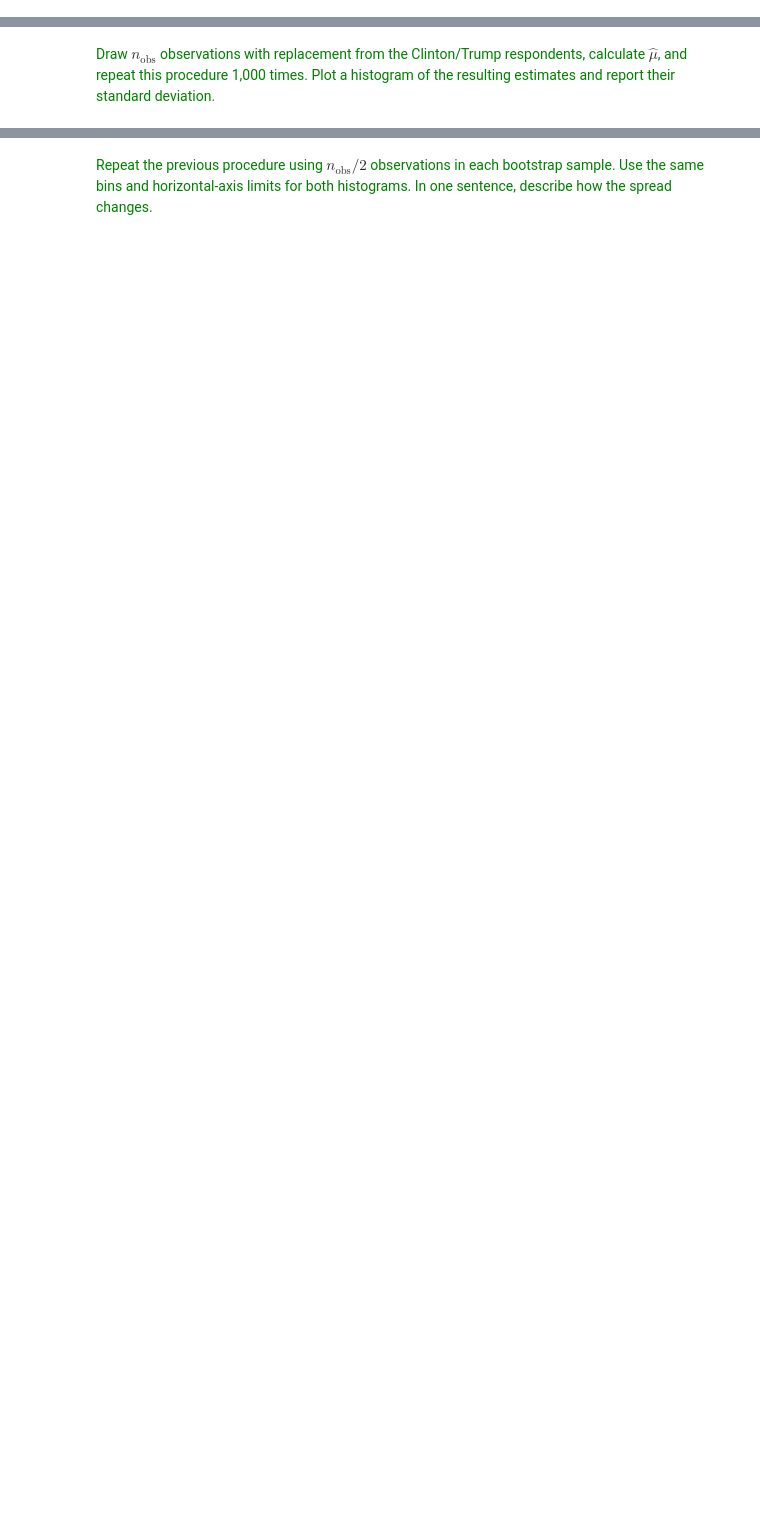
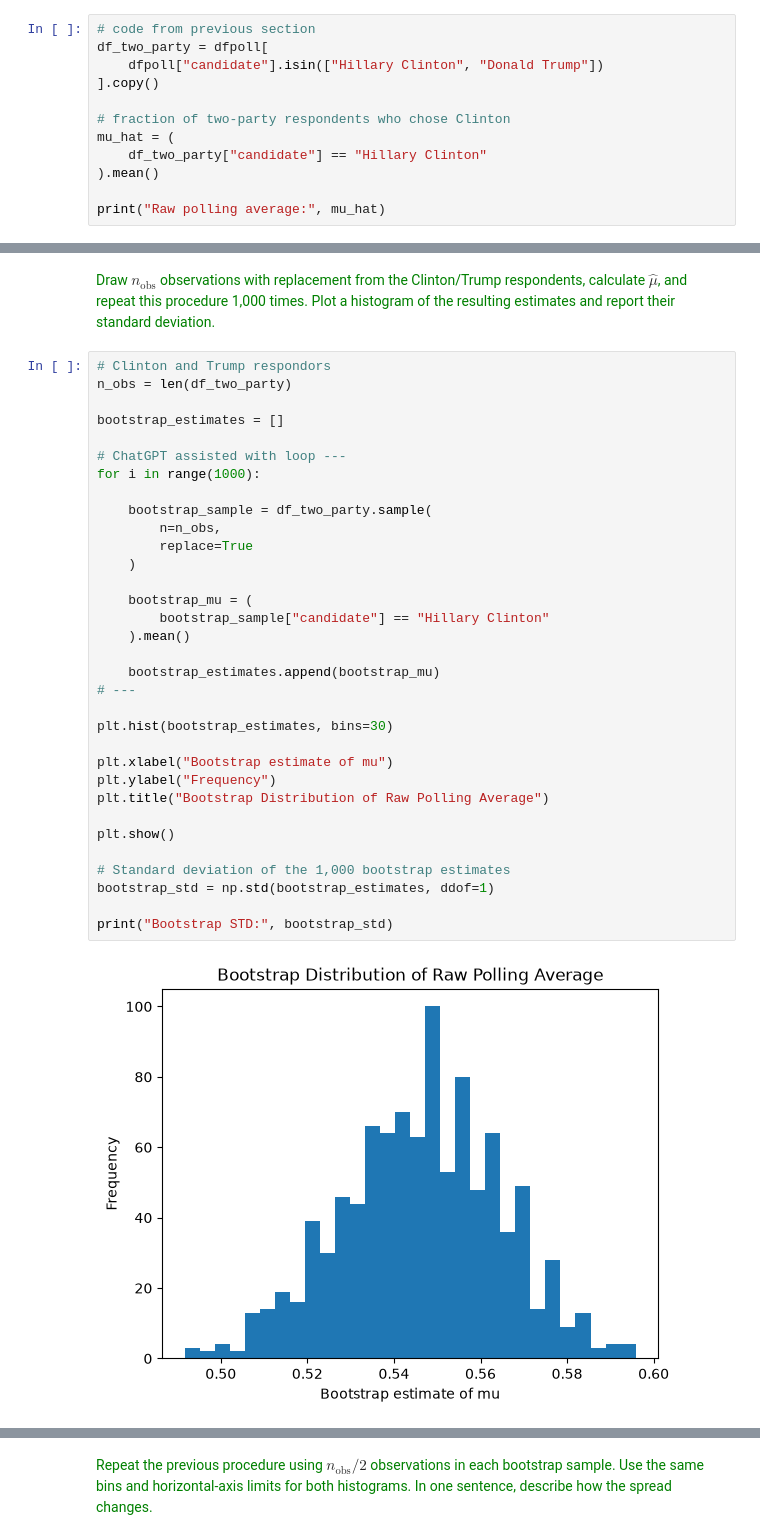
Before and after one commit to aakarsh-g7/Homework-1, a Jupyter notebook: HW1_assignment.ipynb, the cells around one changed output, grey strips where cells are left out. Drawn from its saved outputs; the diff is of its cells as text; blank space fills up the shorter version.

```diff
--- a/HW1_assignment.ipynb
+++ b/HW1_assignment.ipynb
@@ -342,3 +343,15 @@ You'll notice that some of the groups in the polling data ("refused") do not sho
 ### 1) Raw average and sampling error
 # %% [markdown]
 <span style='color: green;'>Report the raw polling average </span>$\widehat{\mu}$<span style='color: green;'>: the fraction of respondents who answered Hillary Clinton among those who answered either Hillary Clinton or Donald Trump.</span>
+# %%
+# code from previous section
+df_two_party = dfpoll[
+    dfpoll["candidate"].isin(["Hillary Clinton", "Donald Trump"])
+].copy()
+
+# fraction of two-party respondents who chose Clinton
+mu_hat = (
+    df_two_party["candidate"] == "Hillary Clinton"
+).mean()
+
+print("Raw polling average:", mu_hat)
@@ -347,2 +387,37 @@ You'll notice that some of the groups in the polling data ("refused") do not sho
 # %% [markdown]
 <span style='color: green;'>Draw </span>$n_{\mathrm{obs}}$<span style='color: green;'> observations with replacement from the Clinton/Trump respondents, calculate </span>$\widehat{\mu}$<span style='color: green;'>, and repeat this procedure 1,000 times. Plot a histogram of the resulting estimates and report their standard deviation.</span>
+# %%
+# Clinton and Trump respondors
+n_obs = len(df_two_party)
+
+bootstrap_estimates = []
+
+# ChatGPT assisted with loop ---
+for i in range(1000):
+
+    bootstrap_sample = df_two_party.sample(
+        n=n_obs,
+        replace=True
+    )
+
+    bootstrap_mu = (
+        bootstrap_sample["candidate"] == "Hillary Clinton"
+    ).mean()
+
+    bootstrap_estimates.append(bootstrap_mu)
+# ---
+
+plt.hist(bootstrap_estimates, bins=30)
+
+plt.xlabel("Bootstrap estimate of mu")
+plt.ylabel("Frequency")
+plt.title("Bootstrap Distribution of Raw Polling Average")
+
+plt.show()
+
+# Standard deviation of the 1,000 bootstrap estimates
+bootstrap_std = np.std(bootstrap_estimates, ddof=1)
+
+print("Bootstrap STD:", bootstrap_std)
+# %% [output]
+[figure, added]
```
Also changed, not shown: parts of 11 cells of this notebook.
